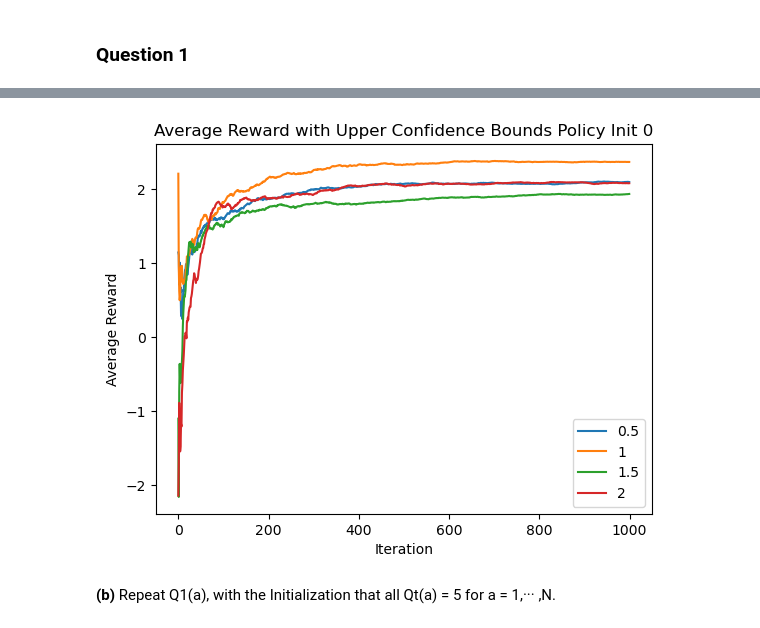
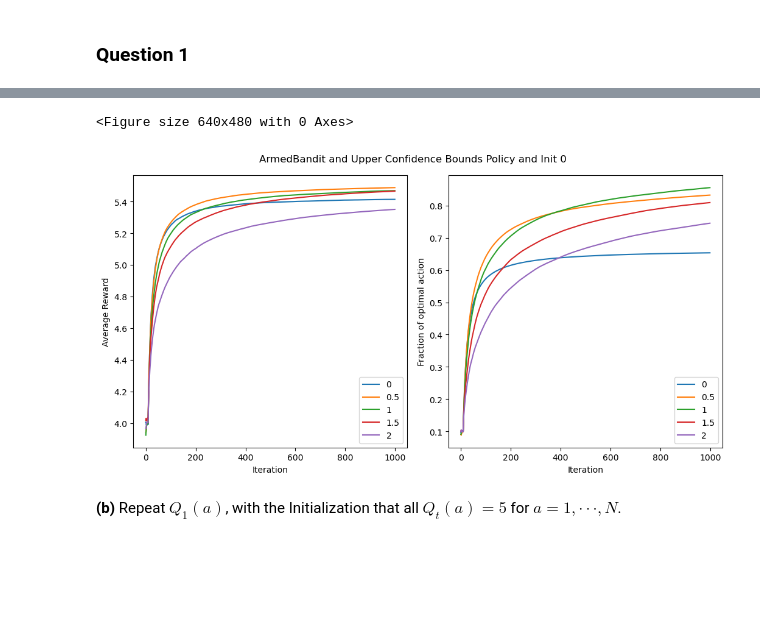
Before and after one commit to ArianaVillegas/ECE495-595, a Jupyter notebook: hw2.ipynb, the cells around one changed output, grey strips where cells are left out. Drawn from its saved outputs; the diff is of its cells as text; code cells hidden in the pictures; blank space fills up the shorter version.

Commit message:
Add tester and gradient armed bandit

```diff
--- a/hw2.ipynb
+++ b/hw2.ipynb
@@ -50,6 +30,5 @@ where $0\leq \epsilon \leq 1$ and ${\cal U}\left( S \right)$ denotes the uniform
 n = 10
 t = 1000
 init = 0
-epsilon = [0, 0.1, 0.25, 0.5, 0.75, 1]
-
-testPolicy(EGreedy, n, t, init, epsilon)
+mu = 4
+tester = Tester(n, t, init, mu)
@@ -58,7 +41,8 @@ testPolicy(EGreedy, n, t, init, epsilon)
 # %%
-confidence = [0.5, 1, 1.5, 2]
-testPolicy(UCB, n, t, init, confidence)
+confidence = [0, 0.5, 1, 1.5, 2]
+tester.testBandit(ArmedBandit, UCB, confidence)
 # %% [output]
+<Figure size 640x480 with 0 Axes>
-[figure, old version]
+[figure, new version]
 # %% [markdown]
-**(b)** Repeat Q1(a), with the Initialization that all Qt(a) = 5 for a = 1,··· ,N.
+**(b)** Repeat $Q_1(a)$, with the Initialization that all $Q_t(a) = 5$ for $a = 1,··· ,N$.
```
Also changed, not shown: parts of 17 cells of this notebook, 3 other files.
